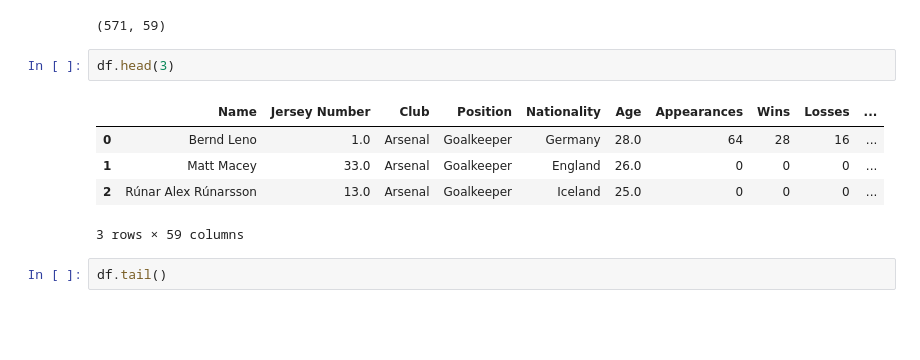
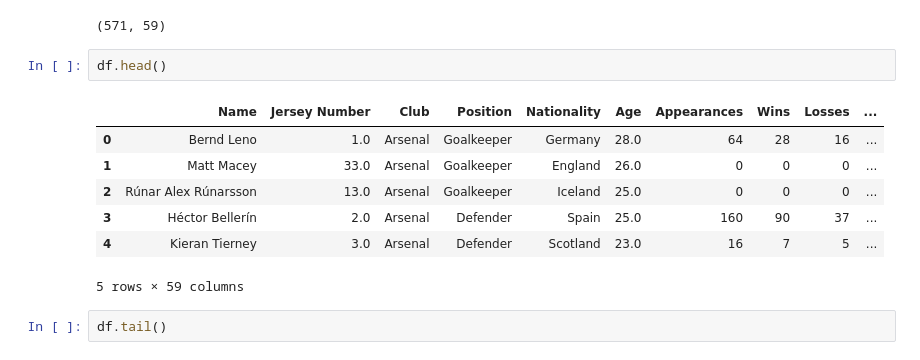
Before and after one commit to springboardmentor1979b-cmyk/ScoreSight---Predicting-EPL-Points-Tally-Top-Scorer, a Jupyter notebook: Kusuma's_EPL_prediction.ipynb, the cells around one changed output. Cells and saved outputs as stored; diff of their text form; blank space fills up the shorter version.

```diff
--- a/Kusuma's_EPL_prediction.ipynb
+++ b/Kusuma's_EPL_prediction.ipynb
@@ -56,13 +56,15 @@ df.shape
 # %% [output]
 (571, 59)
 # %%
-df.head(3)
+df.head()
 # %% [output]
 |  | Name | Jersey Number | Club | Position | Nationality | Age | Appearances | Wins | Losses | ... |
 | 0 | Bernd Leno | 1.0 | Arsenal | Goalkeeper | Germany | 28.0 | 64 | 28 | 16 | ... |
 | 1 | Matt Macey | 33.0 | Arsenal | Goalkeeper | England | 26.0 | 0 | 0 | 0 | ... |
 | 2 | Rúnar Alex Rúnarsson | 13.0 | Arsenal | Goalkeeper | Iceland | 25.0 | 0 | 0 | 0 | ... |
+| 3 | Héctor Bellerín | 2.0 | Arsenal | Defender | Spain | 25.0 | 160 | 90 | 37 | ... |
+| 4 | Kieran Tierney | 3.0 | Arsenal | Defender | Scotland | 23.0 | 16 | 7 | 5 | ... |
-3 rows × 59 columns
+5 rows × 59 columns
 # %%
 df.tail()
 # %% [output]
```
Also changed, not shown: parts of 16 cells of this notebook.
